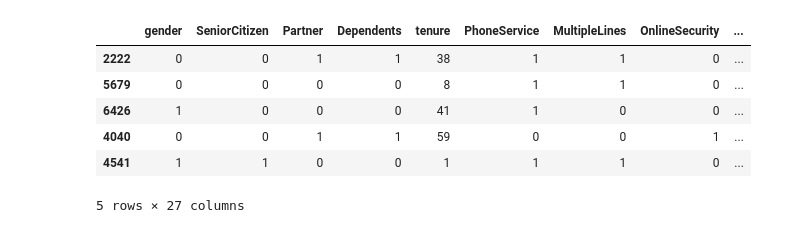
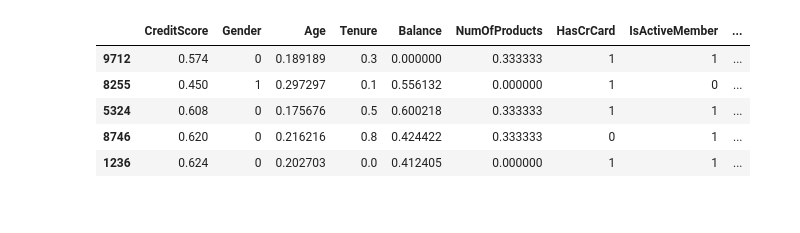
Before and after one commit to siddhilandge/NNDL_2022, a Jupyter notebook: Practical 1.ipynb, the cells around one changed output. Cells and saved outputs as stored; diff of their text form; code cells hidden in the pictures.

```diff
--- a/Practical 1.ipynb
+++ b/Practical 1.ipynb
@@ -191,3 +146,0 @@ Churn: ['No' 'Yes']
-# %%
-df1.replace('No internet service','No',inplace=True)
-df1.replace('No phone service','No',inplace=True)
@@ -219,5 +146,0 @@ Churn: ['No' 'Yes']
-# %%
-yes_no_columns = ['Partner','Dependents','PhoneService','MultipleLines','OnlineSecurity','OnlineBackup',
-                  'DeviceProtection','TechSupport','StreamingTV','StreamingMovies','PaperlessBilling','Churn']
-for col in yes_no_columns:
-    df1[col].replace({'Yes': 1,'No': 0},inplace=True)
@@ -250,2 +146,0 @@ Churn: [0 1]
-# %%
-df1['gender'].replace({'Female':1,'Male':0},inplace=True)
@@ -275,10 +147,15 @@ Index(['gender', 'SeniorCitizen', 'Partner', 'Dependents', 'tenure',
+# %%
+cols_to_scale = ['CreditScore','Age','Tenure','Balance','EstimatedSalary','NumOfProducts']
+
+from sklearn.preprocessing import MinMaxScaler
+scaler = MinMaxScaler()
+df1[cols_to_scale] = scaler.fit_transform(df1[cols_to_scale])
 # %%
-df2.sample(5)
+df1.sample(5)
 # %% [output]
-|  | gender | SeniorCitizen | Partner | Dependents | tenure | PhoneService | MultipleLines | OnlineSecurity | ... |
-| 2222 | 0 | 0 | 1 | 1 | 38 | 1 | 1 | 0 | ... |
-| 5679 | 0 | 0 | 0 | 0 | 8 | 1 | 1 | 0 | ... |
-| 6426 | 1 | 0 | 0 | 0 | 41 | 1 | 0 | 0 | ... |
-| 4040 | 0 | 0 | 1 | 1 | 59 | 0 | 0 | 1 | ... |
-| 4541 | 1 | 1 | 0 | 0 | 1 | 1 | 1 | 0 | ... |
+|  | CreditScore | Gender | Age | Tenure | Balance | NumOfProducts | HasCrCard | IsActiveMember | ... |
+| 9712 | 0.574 | 0 | 0.189189 | 0.3 | 0.000000 | 0.333333 | 1 | 1 | ... |
+| 8255 | 0.450 | 1 | 0.297297 | 0.1 | 0.556132 | 0.000000 | 1 | 0 | ... |
+| 5324 | 0.608 | 0 | 0.175676 | 0.5 | 0.600218 | 0.333333 | 1 | 1 | ... |
+| 8746 | 0.620 | 0 | 0.216216 | 0.8 | 0.424422 | 0.333333 | 0 | 1 | ... |
+| 1236 | 0.624 | 0 | 0.202703 | 0.0 | 0.412405 | 0.000000 | 1 | 1 | ... |
-5 rows × 27 columns
```
Also changed, not shown: parts of 60 cells of this notebook.
